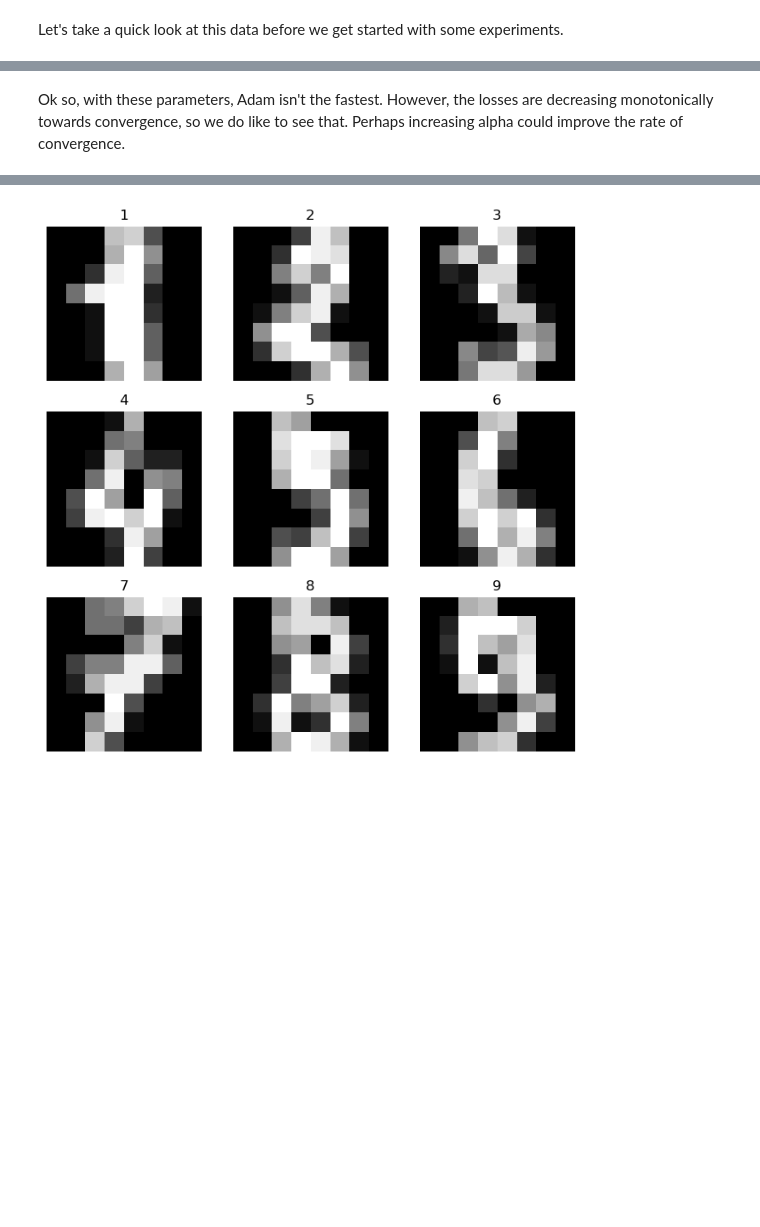
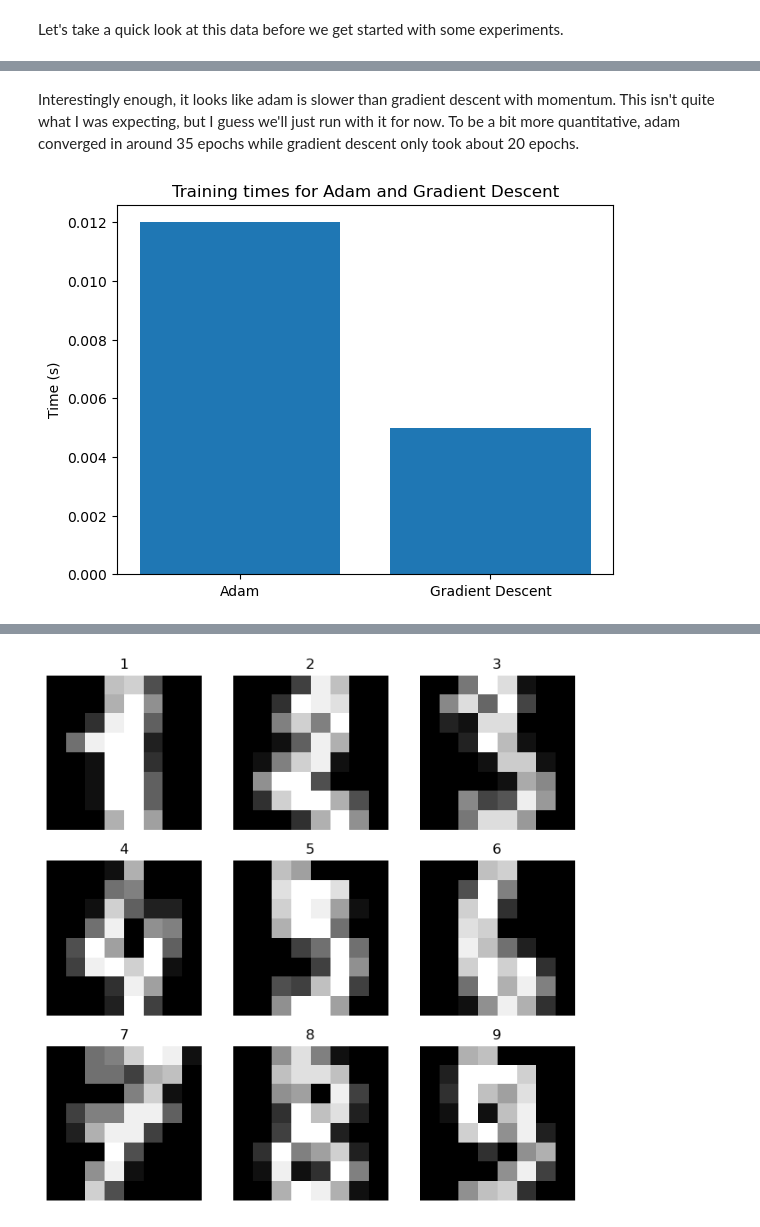
Before and after one commit to ShadowedSpace/ShadowedSpace.github.io, a Jupyter notebook: posts/BP10/BP10.ipynb, the cells around one changed output, grey strips where cells are left out. Cells and saved outputs as stored; diff of their text form; code cells hidden in the pictures; blank space fills up the shorter version.

```diff
--- a/posts/BP10/BP10.ipynb
+++ b/posts/BP10/BP10.ipynb
@@ -99,2 +100,16 @@ Text(0, 0.5, 'Loss')
-# %% [markdown]
-Ok so, with these parameters, Adam isn't the fastest. However, the losses are decreasing monotonically towards convergence, so we do like to see that. Perhaps increasing alpha could improve the rate of convergence.
+# %% [markdown]
+Interestingly enough, it looks like adam is slower than gradient descent with momentum. This isn't quite what I was expecting, but I guess we'll just run with it for now. To be a bit more quantitative, adam converged in around 35 epochs while gradient descent only took about 20 epochs.
+# %%
+duration_adam = end_adam - start_adam
+duration_grad = end_grad - start_grad
+
+# Create the bar plot
+labels = ['Adam', 'Gradient Descent']
+times = [duration_adam, duration_grad]
+
+plt.bar(labels, times)
+plt.ylabel('Time (s)')
+plt.title('Training times for Adam and Gradient Descent')
+plt.show()
+# %% [output]
+[figure, added]
```
Also changed, not shown: parts of 14 cells of this notebook, 16 other files.
